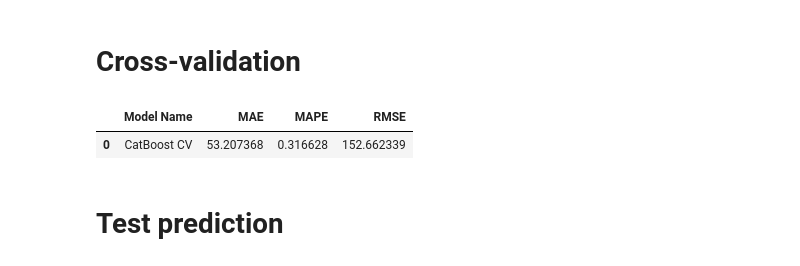
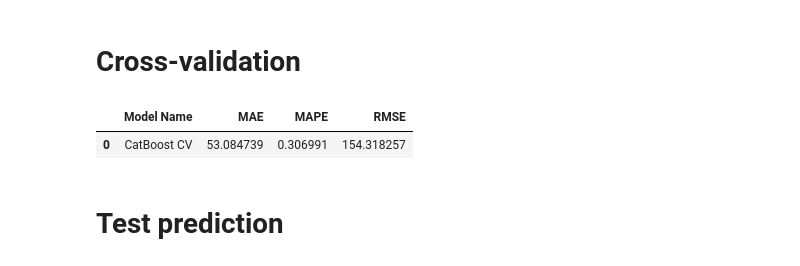
Before and after one commit to Eduardo-95-DS/lighthouse-challenge, a Jupyter notebook: notebooks/look_5.0-ear-model_apply.ipynb, the cells around one changed output. Drawn from its saved outputs; the diff is of its cells as text; code cells hidden in the pictures.

Commit message:
model updated

```diff
--- a/notebooks/look_5.0-ear-model_apply.ipynb
+++ b/notebooks/look_5.0-ear-model_apply.ipynb
@@ -34,9 +37,22 @@ import pickle
 # %% [markdown]
 ## **0.1.1 Helper functions**
 # %%
+# def mean_absolute_percentage_error_func(y, yhat):
+#     mask = y != 0
+#     return np.mean(np.abs(np.where(mask, (y - yhat) / y, 0)))
 def mean_absolute_percentage_error_func(y, yhat):
-    mask = y != 0
-    return np.mean(np.abs(np.where(mask, (y - yhat) / y, 0)))
+    total_error = 0
+    count = 0
+
+    for yi, yhati in zip(y, yhat):
+        if yi != 0:
+            total_error += np.abs((yi - yhati) / yi)
+            count += 1
+
+    if count == 0:
+        return 0  # Avoid division by zero
+
+    return total_error / count
 
 def mae_scorer(y_true, y_pred):
     return -mean_absolute_error(y_true, y_pred)  # Negativo porque cross_val_score espera escores mais altos
@@ -290,33 +312,26 @@ def cv_results(df):
 
     df = pd.concat ([x_train, y_train], axis=1).reset_index(drop=True)
 
-    # change types
+    # change types======================================
     df['ultima_review'] = pd.to_datetime(df['ultima_review'])
-    x_val['ultima_review'] = pd.to_datetime(x_val['ultima_review'])
 
-    # nas
+    # nas==================================================
+    # reviews por mes
     df['reviews_por_mes'] = np.where(df['reviews_por_mes'].isna(), 0, df['reviews_por_mes'])
-    x_val['reviews_por_mes'] = np.where(x_val['reviews_por_mes'].isna(), 0, x_val['reviews_por_mes'])
 
+    # hostname
     cols = ['nome','host_name']
     df[cols] = np.where(df[cols].isna(), 'desconhecido', df[cols])
-    x_val[cols] = np.where(x_val[cols].isna(), 'desconhecido', x_val[cols])
 
-    # feature creation
-    # category
-    df['category'] = df.apply(categorize_listing, axis=1)
-    x_val['category'] = x_val.apply(categorize_listing, axis=1)
-
+    # feature creation=============================================
     # ultima review
     # preenchendo nans com um dia depois da última data do dataset
     df['ultima_review'] = df['ultima_review'].fillna('2019-07-09')
-    x_val['ultima_review'] = x_val['ultima_review'].fillna('2019-07-09')
     # calculando a diferença de dias desde o dia mais recente até a última review
     ref_date = pd.to_datetime('2019-07-09')
     df['ultima_review'] = (df['ultima_review'] - ref_date).dt.days * -1
-    x_val['ultima_review'] = (x_val['ultima_review'] - ref_date).dt.days * -1
 
-    # filtrando outlier do price
+    # filtrando outlier do price===================================
     df=df[df['price']<5000]
 
     # substituindo price igual 0 por médias
@@ -338,79 +353,71 @@ def cv_results(df):
     df['price'] = np.where(df['id'] == 20608117, mean6, df['price'])
     df['price'] = np.where(df['id'] == 20933849, mean7, df['price'])
 
-    # data preparation
-    x_train=df.drop(['price'],axis=1)
+    # data preparation===============================================
+    X_train=df.drop(['price'],axis=1)
     y_train=df['price']
 
-    # reescala
-    y_train=np.log1p(y_train)
-    y_val=np.log1p(y_val)
+    # normalization
+    pt = PowerTransformer(method='yeo-johnson')
+    Y_train = y_train.values.reshape(-1, 1)
+    pt.fit(Y_train)
+    Y_train = np.array([Y_train])
+    Y_train = boxcox1p(Y_train,pt.lambdas_)
+    Y_train=Y_train.reshape(-1, 1)
 
+    # encoders===========================================================
     # bairro_group
     te = TargetEncoder(cols=['bairro_group'])
-    x_train = te.fit_transform(x_train, y_train)
-    x_val = te.transform(x_val)
+    X_train = te.fit_transform(X_train, y_train)
 
     # bairro
     te = TargetEncoder(cols=['bairro'])
-    x_train = te.fit_transform(x_train, y_train)
-    x_val = te.transform(x_val)
+    X_train = te.fit_transform(X_train, y_train)
 
     # room_type
     te = TargetEncoder(cols=['room_type'])
-    x_train = te.fit_transform(x_train, y_train)
-    x_val = te.transform(x_val)
+    X_train = te.fit_transform(X_train, y_train)
 
-    # category
-    te = TargetEncoder(cols=['category'])
-    x_train = te.fit_transform(x_train, y_train)
-    x_val = te.transform(x_val)
+    # feature selection===================================================
+    X_train=X_train[['bairro', 'bairro_group','ultima_review','latitude','longitude',
+       'minimo_noites', 'numero_de_reviews', 'calculado_host_listings_count',
+       'disponibilidade_365', 'room_type','reviews_por_mes']]
 
-    # feature selection
-    X_train=x_train[['bairro', 'bairro_group','ultima_review',
-       'minimo_noites', 'numero_de_reviews', 'calculado_host_listings_count',
-       'disponibilidade_365', 'latitude','longitude', 'category',
-       'room_type']]
-
-    X_val=x_val[['bairro', 'bairro_group','ultima_review',
-       'minimo_noites', 'numero_de_reviews', 'calculado_host_listings_count',
-       'disponibilidade_365', 'latitude','longitude', 'category',
-       'room_type']]
-
-    # model definition
+    # model definition ======================================================
     cat_cv=CatBoostRegressor(logging_level='Silent')
 
     # kfolds
     kf = KFold(n_splits=5, shuffle=True, random_state=42)
 
     # prediction
-    y_pred_log = cross_val_predict(cat_cv, X_train, y_train, cv=kf)
+    y_pred = cross_val_predict(cat_cv, X_train, Y_train, cv=kf)
 
-    y_train_original = np.expm1(y_train)
-    y_pred_original = np.expm1(y_pred_log)
+    # prediction to original scale
+    y_pred_= scaler.inverse_transform(y_pred.reshape(-1, 1))
+    y_pred_= inv_boxcox1p(y_pred_, pt.lambdas_).flatten()
 
-    mae_cat_cv = mean_absolute_error(y_train_original, y_pred_original)
-    mape_cat_cv = mean_absolute_percentage_error_func(y_train_original, y_pred_original)
-    rmse_cat_cv = np.sqrt(mean_squared_error(y_train_original, y_pred_original))
+    mae_cat_cv = mean_absolute_error(y_train, y_pred_)
+    mape_cat_cv = mean_absolute_percentage_error_func(y_train, y_pred_)
+    rmse_cat_cv = np.sqrt(mean_squared_error(y_train, y_pred_))
 
     std_mae = np.std(-mae_cat_cv)
     std_mape = np.std(-mape_cat_cv)
     std_rmse = np.std(-rmse_cat_cv)
 
     result_cat_cv = pd.DataFrame({'Model Name': 'CatBoost CV',
                                   'MAE': mae_cat_cv,
                                   'MAPE': mape_cat_cv,
                                   'RMSE': rmse_cat_cv}, index=[0])
 
     result_cat_cv
 
     return result_cat_cv
 
 result = cv_results(df_raw)
 result
 # %% [output]
 |  | Model Name | MAE | MAPE | RMSE |
-| 0 | CatBoost CV | 53.207368 | 0.316628 | 152.662339 |
+| 0 | CatBoost CV | 53.084739 | 0.306991 | 154.318257 |
 # %% [markdown]
 # **Test prediction**
 # %%
```
Also changed, not shown: parts of 4 cells of this notebook.
